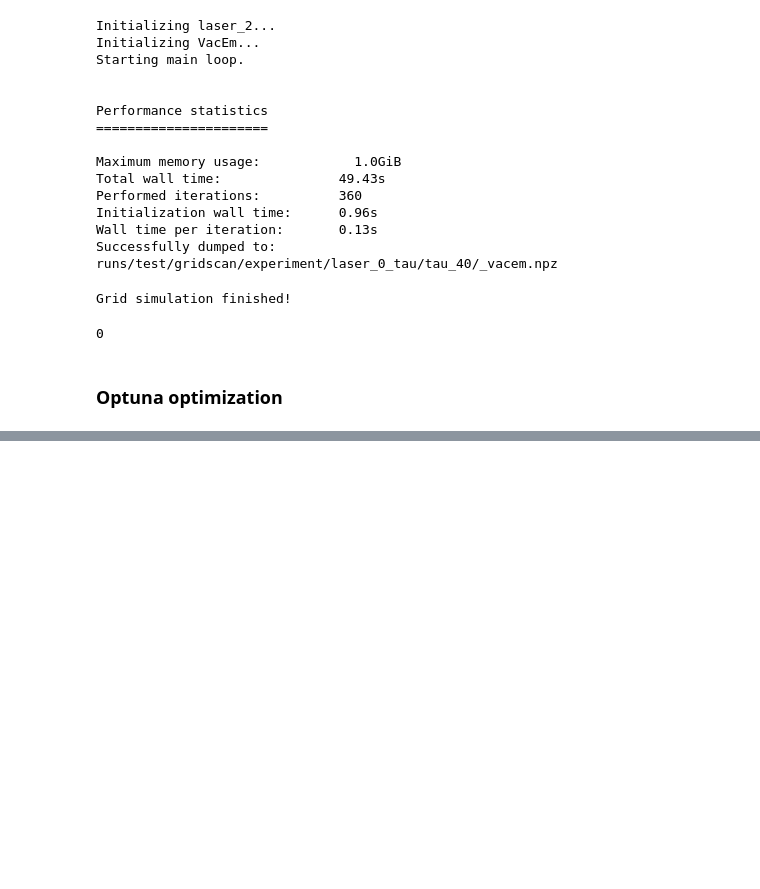
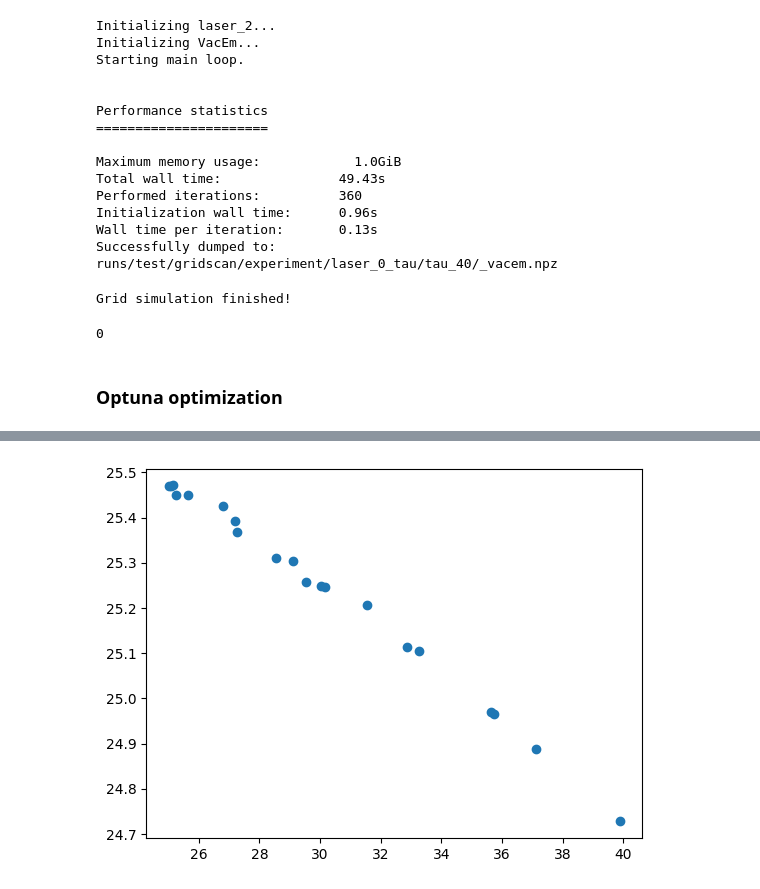
Before and after one commit to maxbalrog/light-by-light, a Jupyter notebook: usage.ipynb, the cells around one changed output, grey strips where cells are left out. Saved outputs shown, nothing was run; the diff lists cells and outputs as text; code cells hidden in the pictures; blank space fills up the shorter version.

Commit message:
Optuna bash script

```diff
--- a/usage.ipynb
+++ b/usage.ipynb
@@ -216,0 +295,2 @@ Grid simulation finished!
+# %%
+run_optuna_optimization(default_yaml, vary_yaml, save_path)
@@ -216,0 +357,7 @@ Grid simulation finished!
+# %%
+study_name = save_path.split('/')[-2]
+storage_name = f'sqlite:///{save_path}/study.db'
+
+# Create optuna study
+study = optuna.create_study(direction="maximize", study_name=study_name,
+                            storage=storage_name, load_if_exists=True)
@@ -216,0 +366,17 @@ Grid simulation finished!
+# %%
+trials = [trial for trial in study.trials if trial.values is not None]
+n = len(trials)
+params = {param: np.empty(n) for param in trials[0].params}
+user_attrs = {param: np.empty(n) for param in trials[0].user_attrs}
+
+for i,trial in enumerate(trials):
+    for key in params.keys():
+        params[key][i] = trial.params[key]
+    for key in user_attrs.keys():
+        user_attrs[key][i] = trial.user_attrs[key]
+# %%
+plt.figure()
+plt.scatter(params['laser_0/tau'], user_attrs['N_total'])
+plt.show()
+# %% [output]
+[figure, added]
```
Also changed, not shown: parts of 5 cells of this notebook, 3 other files.
